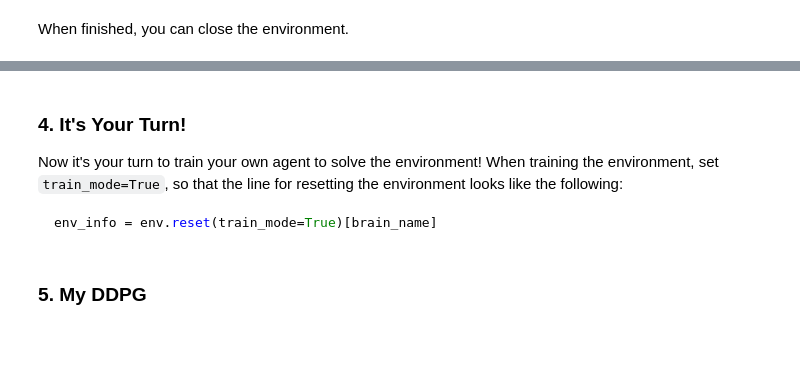
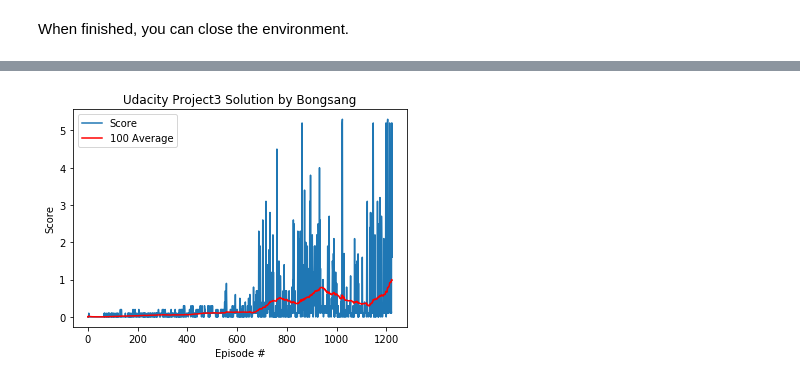
Before and after one commit to bongsang/udacity-drl-solution, a Jupyter notebook: p3_collab-compet/Tennis_Solved.ipynb, the cells around one changed output, grey strips where cells are left out. Drawn from its saved outputs; the diff is of its cells as text; code cells hidden in the pictures; blank space fills up the shorter version.

Commit message:
Solved!

````diff
--- a/p3_collab-compet/Tennis_Solved.ipynb
+++ b/p3_collab-compet/Tennis_Solved.ipynb
@@ -107,0 +121,14 @@ When finished, you can close the environment.
+# %%
+agent_0 = Agent(state_size, action_size, num_agents=1, random_seed=0)
+agent_1 = Agent(state_size, action_size, num_agents=1, random_seed=0)
+# %%
+def get_actions(states, add_noise):
+    '''gets actions for each agent and then combines them into one array'''
+    action_0 = agent_0.act(states, add_noise)    # agent 0 chooses an action
+    action_1 = agent_1.act(states, add_noise)    # agent 1 chooses an action
+    return np.concatenate((action_0, action_1), axis=0).flatten()
+# %%
+SOLVED_SCORE = 0.5
+CONSEC_EPISODES = 100
+PRINT_EVERY = 10
+ADD_NOISE = True
@@ -107,0 +210,2 @@ When finished, you can close the environment.
+# %%
+scores, avgs = run_multi_ddpg()
@@ -108,11 +230,14 @@ When finished, you can close the environment.
+# %%
+plt.plot(np.arange(1, len(scores)+1), scores, label='Score')
+plt.plot(np.arange(len(scores)), avgs, c='r', label='100 Average')
+plt.legend(loc=0)
+plt.ylabel('Score')
+plt.xlabel('Episode #')
+plt.title('Udacity Project3 Solution by Bongsang')
+
+plt.savefig('result.png')
+plt.show()
+# %% [output]
+[figure, added]
 # %%
 env.close()
-# %% [markdown]
-### 4. It's Your Turn!
-
-Now it's your turn to train your own agent to solve the environment!  When training the environment, set `train_mode=True`, so that the line for resetting the environment looks like the following:
-```python
-env_info = env.reset(train_mode=True)[brain_name]
-```
-# %% [markdown]
-### 5. My DDPG
````
Also changed, not shown: parts of 11 cells of this notebook, 11 other files.
